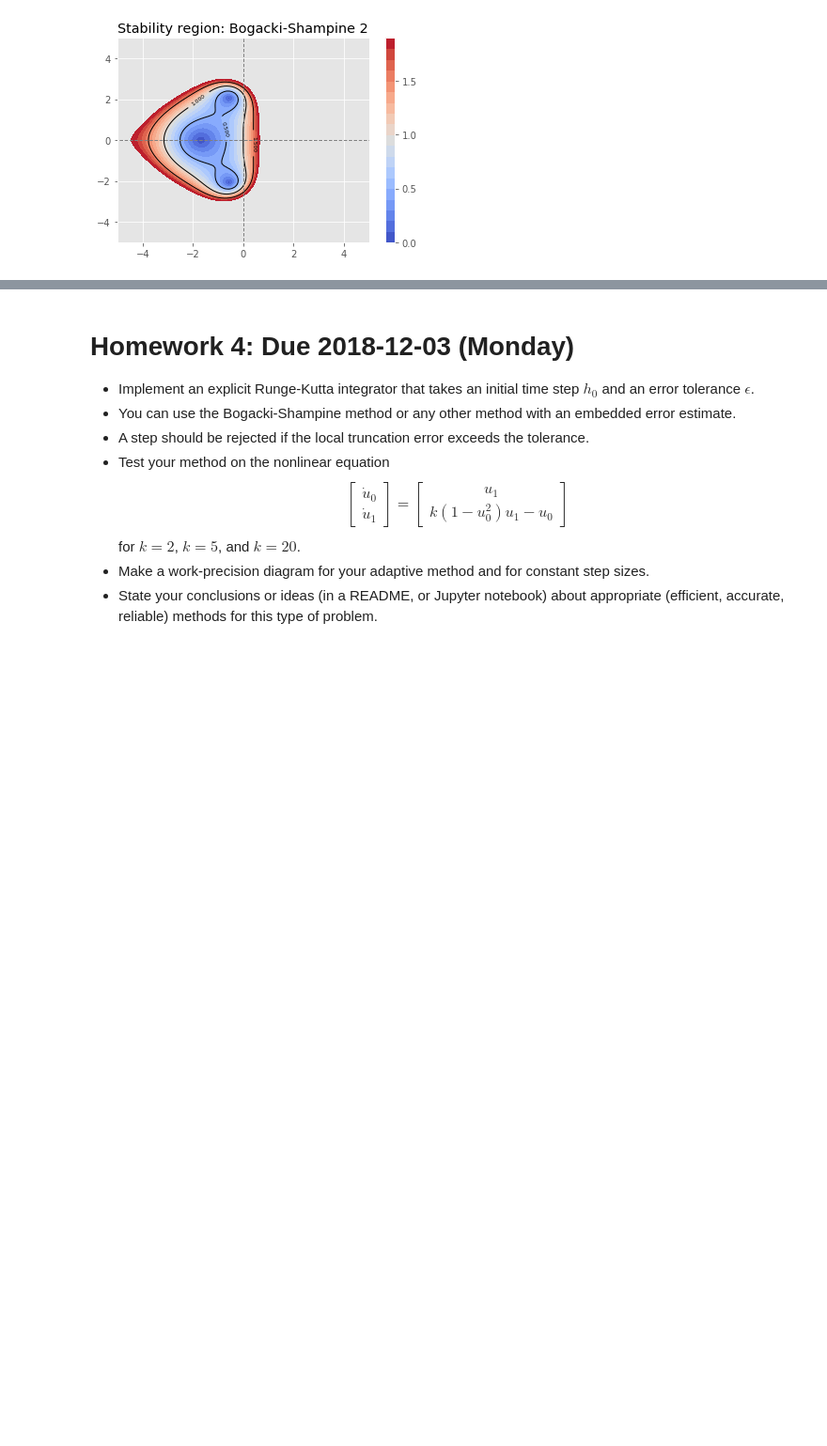
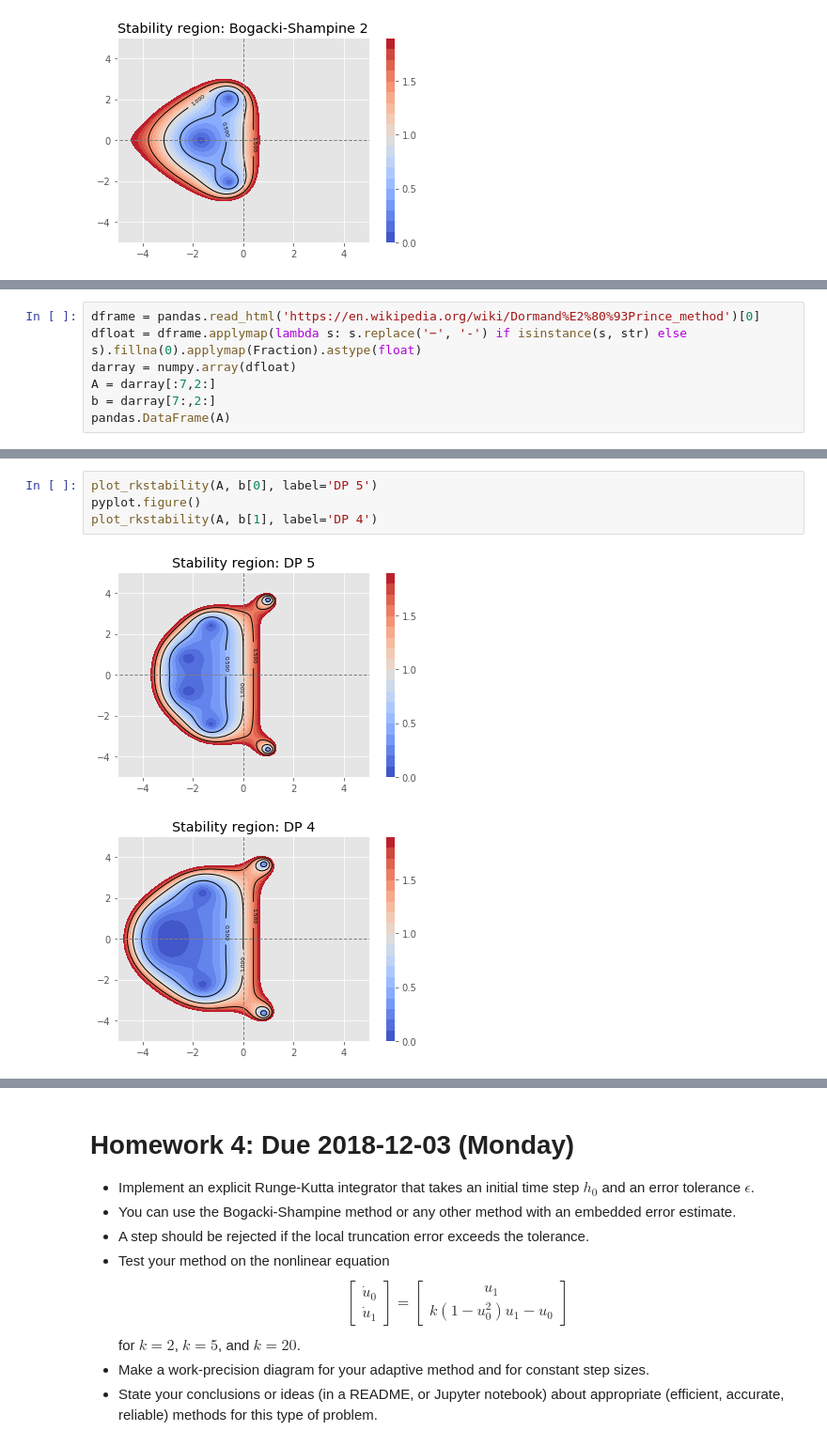
Before and after one commit to cu-numpde/numpde-fall2018, a Jupyter notebook: FDTransient.ipynb, the cells around one changed output, grey strips where cells are left out. Shown at 94% size. Cells and saved outputs as stored; diff of their text form; blank space fills up the shorter version.

```diff
--- a/FDTransient.ipynb
+++ b/FDTransient.ipynb
@@ -1067,0 +1101,7 @@ $$ \frac{h_*}{h} < \left( \frac{\epsilon}{e_{\text{loc}}(h)} \right)^{1/p} . $$
+# %%
+dframe = pandas.read_html('https://en.wikipedia.org/wiki/Dormand%E2%80%93Prince_method')[0]
+dfloat = dframe.applymap(lambda s: s.replace('−', '-') if isinstance(s, str) else s).fillna(0).applymap(Fraction).astype(float)
+darray = numpy.array(dfloat)
+A = darray[:7,2:]
+b = darray[7:,2:]
+pandas.DataFrame(A)
@@ -1067,0 +1117,7 @@ $$ \frac{h_*}{h} < \left( \frac{\epsilon}{e_{\text{loc}}(h)} \right)^{1/p} . $$
+# %%
+plot_rkstability(A, b[0], label='DP 5')
+pyplot.figure()
+plot_rkstability(A, b[1], label='DP 4')
+# %% [output]
+[figure, added]
+[figure, added]
```
Also changed, not shown: parts of 7 cells of this notebook.
